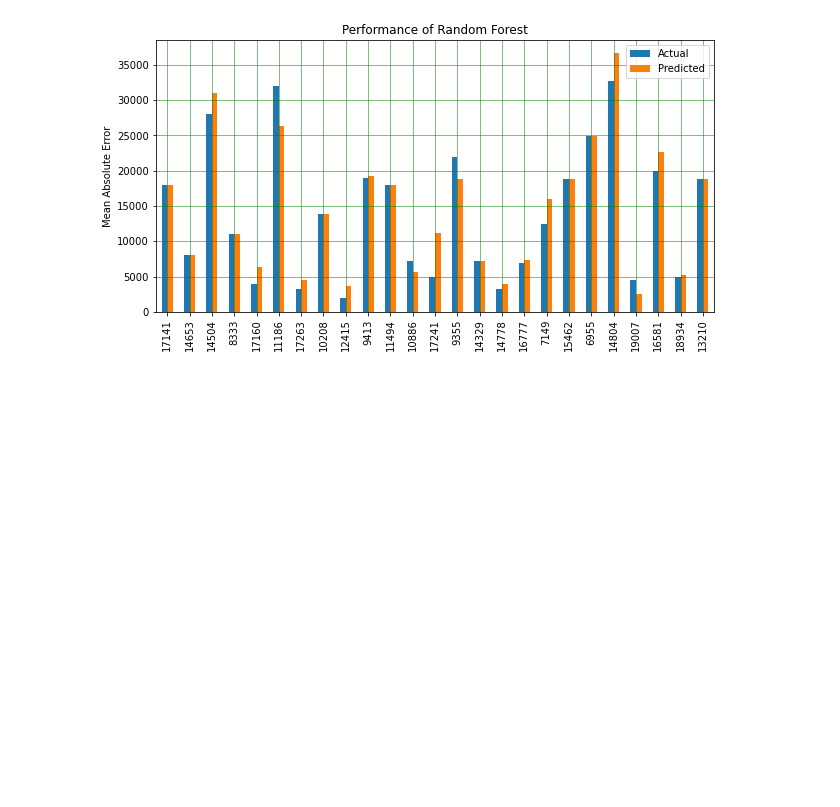
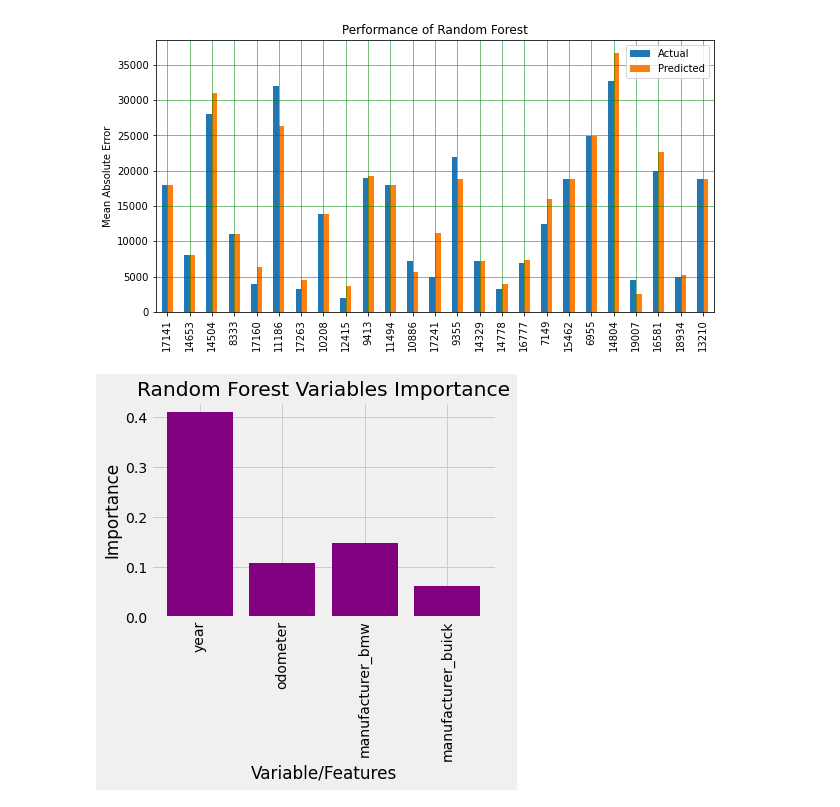
Before and after one commit to Delores404/DataSciFinal, a Jupyter notebook: FINAL.ipynb, the cells around one changed output. Cells and saved outputs as stored; diff of their text form; code cells hidden in the pictures; blank space fills up the shorter version.

```diff
--- a/FINAL.ipynb
+++ b/FINAL.ipynb
@@ -220,4 +218,27 @@ plt.savefig('Random-Forest-Performance.jpg')
 plt.show()
 # %% [output]
 [figure]
+# %%
+
+importances = rf_1.feature_importances_
+features=Xtrain.columns
+importances = importances[importances!=0]
+importances = importances[importances > 0.05]
+# Set the style
+plt.style.use('fivethirtyeight')
+# list of x locations for plotting
+x_values = list(range(len(importances)))
+# Make a bar chart
+plt.figure(figsize=(6,6))
+plt.bar(x_values, importances, orientation = ('vertical'),color = 'purple')
+# Tick labels for x axis
+plt.xticks(x_values, features, rotation=(90))
+# Axis labels and title
+plt.ylabel('Importance');
+plt.xlabel('Variable/Features');
+plt.title('Random Forest Variables Importance')
+plt.tight_layout()
+plt.show();
+# %% [output]
+[figure, added]
 # %%
```
Also changed, not shown: parts of 2 cells of this notebook.
